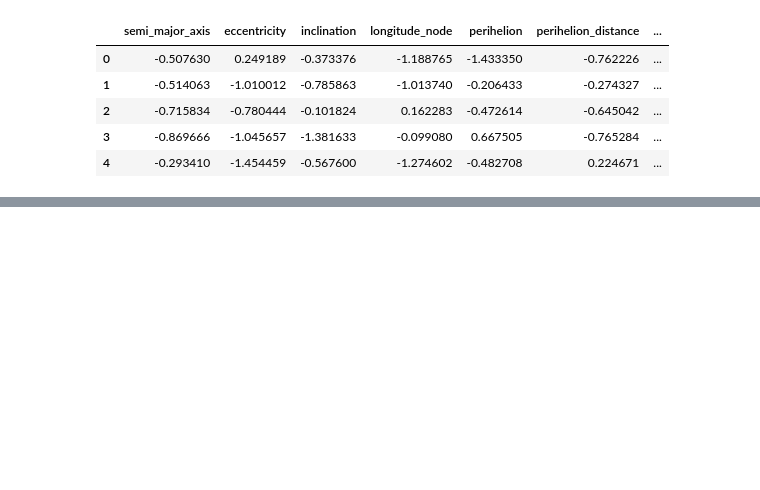
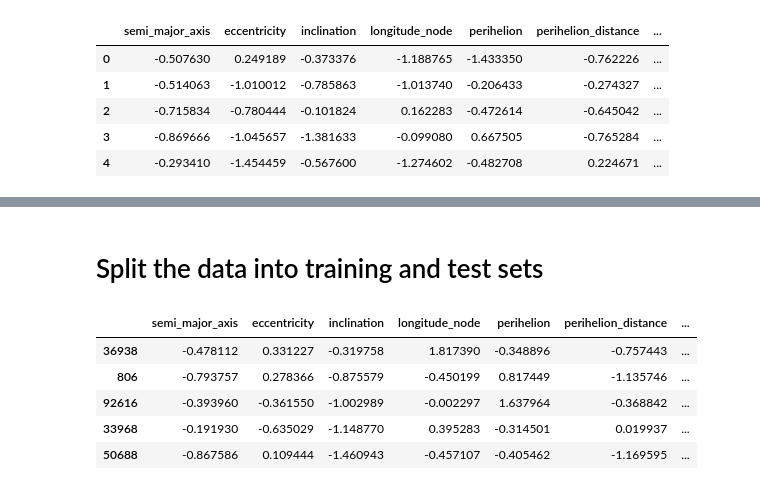
Before and after one commit to raghavSharmaCode/512-project-group-24, a Jupyter notebook: code/models.ipynb, the cells around one changed output, grey strips where cells are left out. Saved outputs shown, nothing was run; the diff lists cells and outputs as text; code cells hidden in the pictures; blank space fills up the shorter version.

```diff
--- a/code/models.ipynb
+++ b/code/models.ipynb
@@ -22,0 +34,8 @@ features = ["semi_major_axis" , "eccentricity", "inclination" ,"longitude_node",
+# %%
+df = df[['semi_major_axis', 'eccentricity', 'inclination', 'longitude_node',
+       'perihelion', 'perihelion_distance', 'aphelion_distance',
+       'orbital_period', 'data_arc', 'n_obs_used', 'absolute_magnitude',
+       'albedo', 'min_orbit_intersection', 'mean_motion',
+       'mean_anomaly', 'near_earth_object_N', 'near_earth_object_Y',
+       'physical_hazardous_asteroid_N', 'physical_hazardous_asteroid_Y', 'diameter']]
+df.head()
@@ -22,0 +51,3 @@ features = ["semi_major_axis" , "eccentricity", "inclination" ,"longitude_node",
+# %%
+X = df[features]
+X.head()
@@ -22,0 +61,3 @@ features = ["semi_major_axis" , "eccentricity", "inclination" ,"longitude_node",
+# %%
+y = df[['diameter']].values
+y
@@ -22,0 +72,14 @@ features = ["semi_major_axis" , "eccentricity", "inclination" ,"longitude_node",
+# %% [markdown]
+# Split the data into training and test sets
+# %%
+from sklearn.model_selection import train_test_split
+X_train, X_test, y_train, y_test = train_test_split(X, y, test_size=0.2, random_state=42)
+# %%
+X_train.head()
+# %% [output]
+|  | semi_major_axis | eccentricity | inclination | longitude_node | perihelion | perihelion_distance | ... |
+| 36938 | -0.478112 | 0.331227 | -0.319758 | 1.817390 | -0.348896 | -0.757443 | ... |
+| 806 | -0.793757 | 0.278366 | -0.875579 | -0.450199 | 0.817449 | -1.135746 | ... |
+| 92616 | -0.393960 | -0.361550 | -1.002989 | -0.002297 | 1.637964 | -0.368842 | ... |
+| 33968 | -0.191930 | -0.635029 | -1.148770 | 0.395283 | -0.314501 | 0.019937 | ... |
+| 50688 | -0.867586 | 0.109444 | -1.460943 | -0.457107 | -0.405462 | -1.169595 | ... |
```
Also changed, not shown: parts of 14 cells of this notebook, 1 other file.
